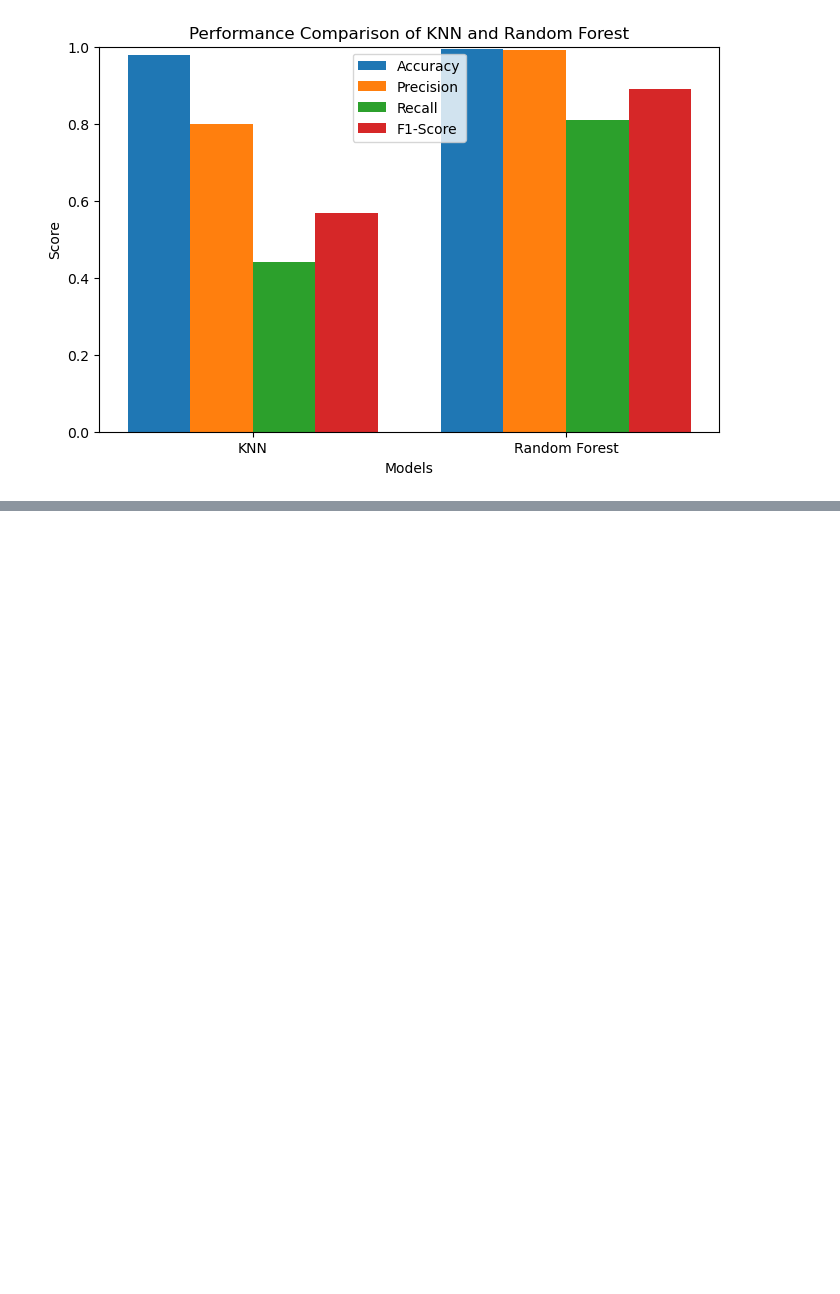
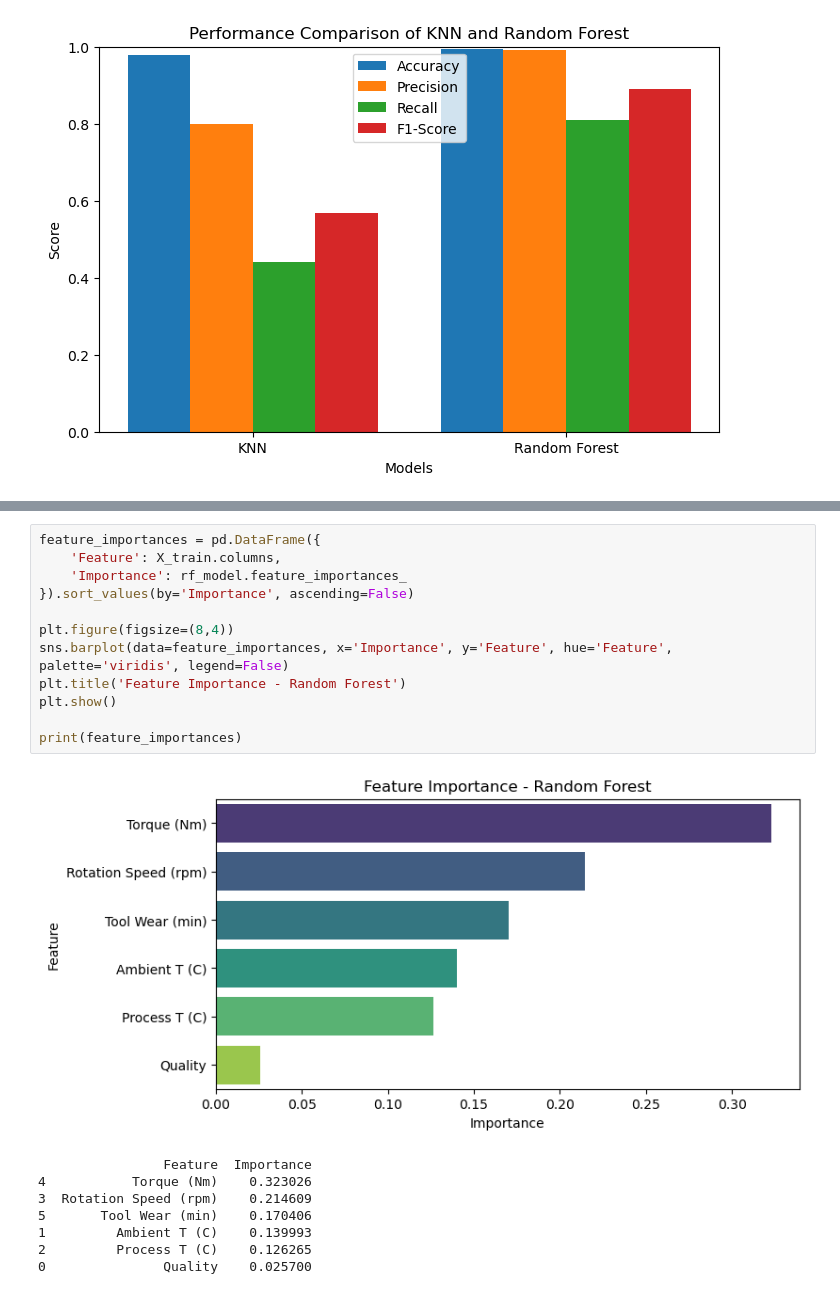
Before and after one commit to Inferno1172/AIML-classification-regression, a Jupyter notebook: p2508625_CA1_PartA_Moiz.ipynb, the cells around one changed output, grey strips where cells are left out. Saved outputs shown, nothing was run; the diff lists cells and outputs as text; blank space fills up the shorter version.

```diff
--- a/p2508625_CA1_PartA_Moiz.ipynb
+++ b/p2508625_CA1_PartA_Moiz.ipynb
@@ -483,0 +638,21 @@ By considering recall and F1-score, it is evident that the **Random Forest model
+# %%
+feature_importances = pd.DataFrame({
+    'Feature': X_train.columns,
+    'Importance': rf_model.feature_importances_
+}).sort_values(by='Importance', ascending=False)
+
+plt.figure(figsize=(8,4))
+sns.barplot(data=feature_importances, x='Importance', y='Feature', hue='Feature', palette='viridis', legend=False)
+plt.title('Feature Importance - Random Forest')
+plt.show()
+
+print(feature_importances)
+# %% [output]
+[figure, added]
+                Feature  Importance
+4           Torque (Nm)    0.323026
+3  Rotation Speed (rpm)    0.214609
+5       Tool Wear (min)    0.170406
+1         Ambient T (C)    0.139993
+2         Process T (C)    0.126265
+0               Quality    0.025700
```
Also changed, not shown: parts of 13 cells of this notebook.
